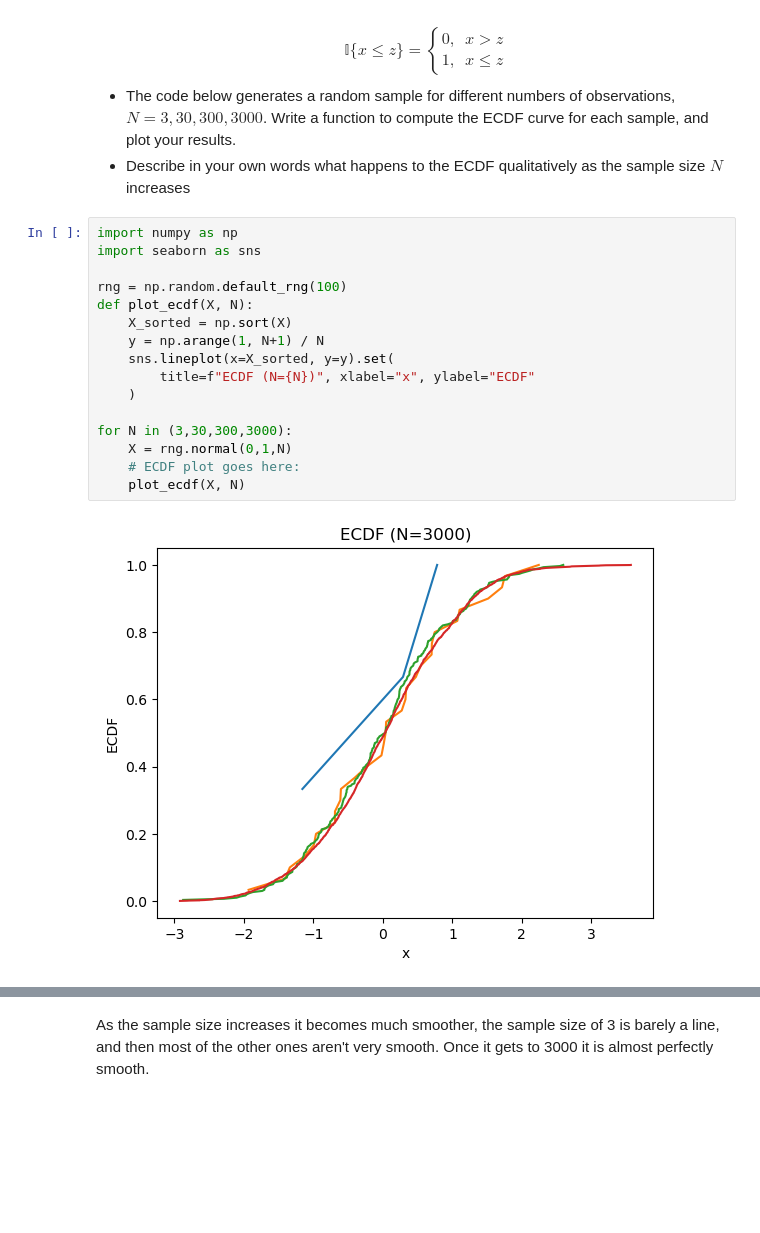
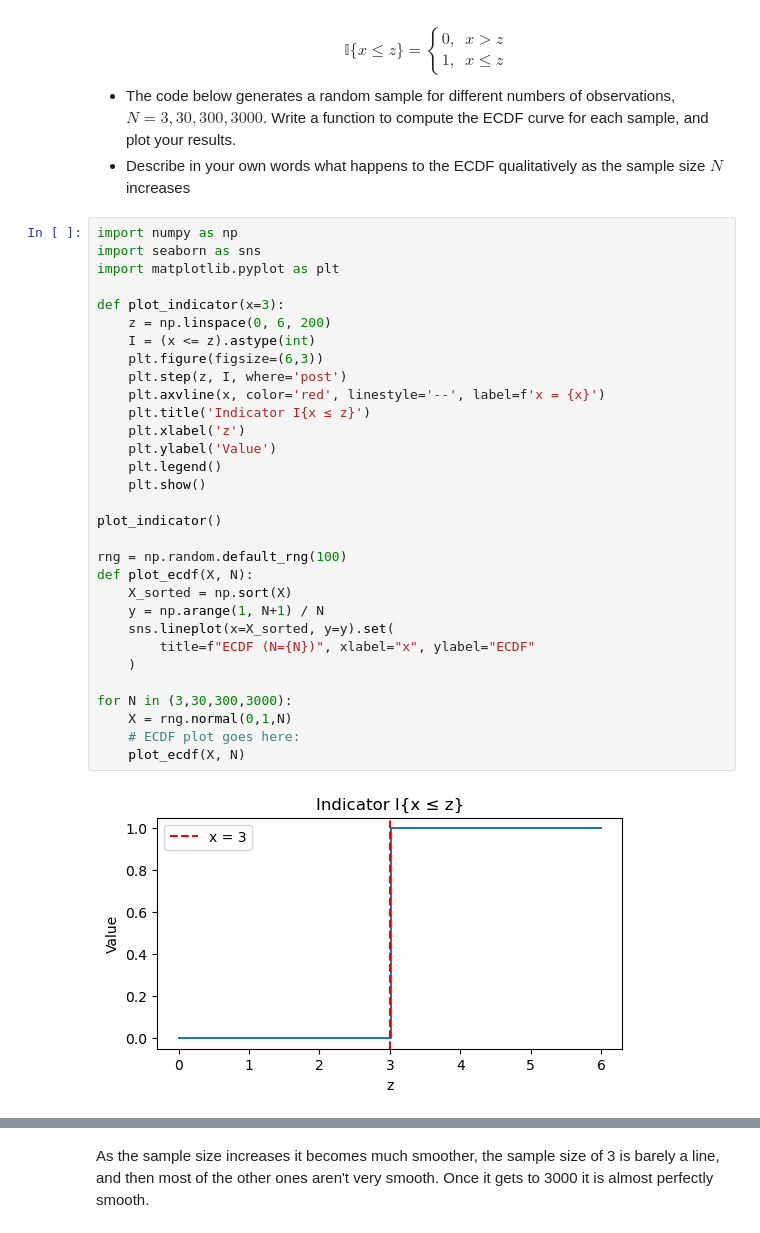
Before and after one commit to mwdunlap2004/understanding_uncertainty_michael_dunlap, a Jupyter notebook: assignment_2.ipynb, the cells around one changed output, grey strips where cells are left out. Cells and saved outputs as stored; diff of their text form; blank space fills up the shorter version.

```diff
--- a/assignment_2.ipynb
+++ b/assignment_2.ipynb
@@ -118,18 +133,33 @@ $$
 # %%
 import numpy as np
 import seaborn as sns
+import matplotlib.pyplot as plt
+
+def plot_indicator(x=3):
+    z = np.linspace(0, 6, 200)
+    I = (x <= z).astype(int)
+    plt.figure(figsize=(6,3))
+    plt.step(z, I, where='post')
+    plt.axvline(x, color='red', linestyle='--', label=f'x = {x}')
+    plt.title('Indicator I{x ≤ z}')
+    plt.xlabel('z')
+    plt.ylabel('Value')
+    plt.legend()
+    plt.show()
+
+plot_indicator()
 
 rng = np.random.default_rng(100)
 def plot_ecdf(X, N):
     X_sorted = np.sort(X)
     y = np.arange(1, N+1) / N
     sns.lineplot(x=X_sorted, y=y).set(
         title=f"ECDF (N={N})", xlabel="x", ylabel="ECDF"
     )
 
 for N in (3,30,300,3000):
     X = rng.normal(0,1,N)
     # ECDF plot goes here:
     plot_ecdf(X, N)
 # %% [output]
-[figure, old version]
+[figure, new version]
```
Also changed, not shown: parts of 2 cells of this notebook.
